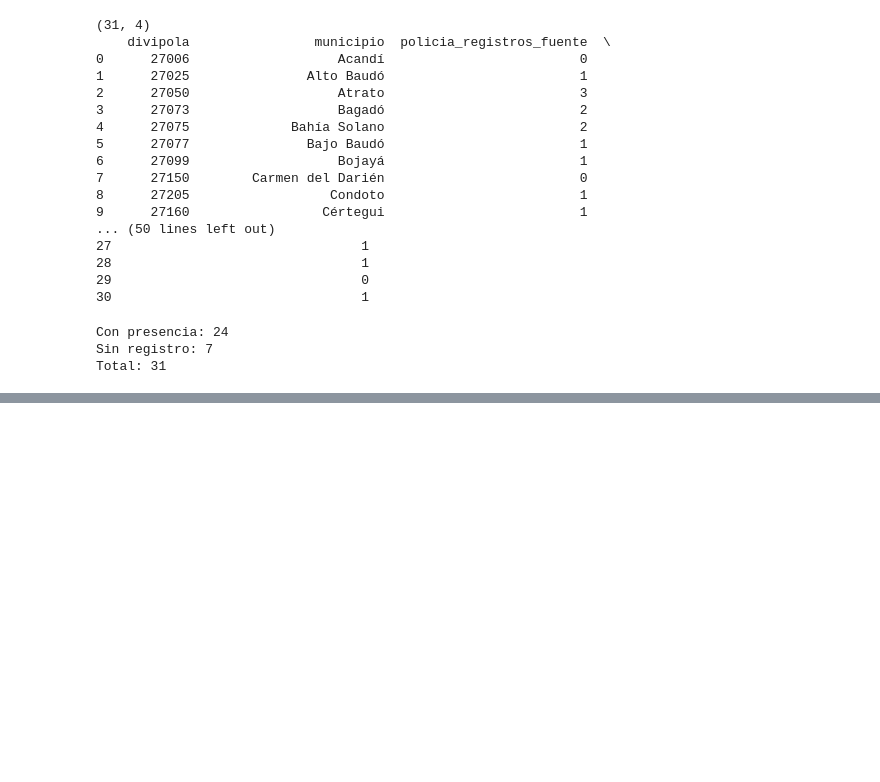
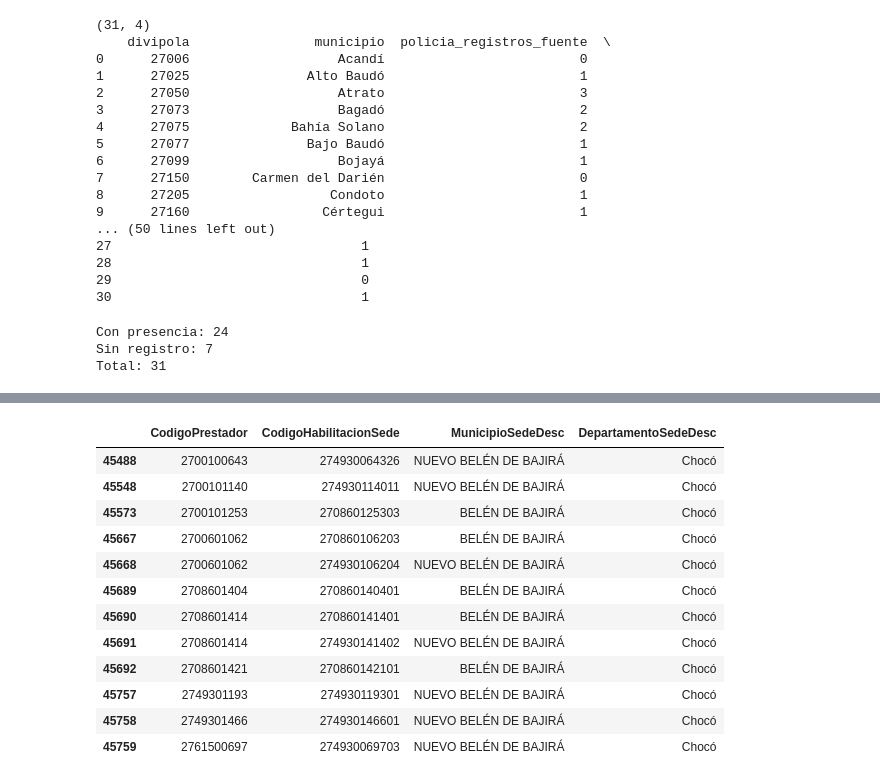
Before and after one commit to juanchocor/Colombia_en_datos, a Jupyter notebook: episodios/002_EL_chocó/notebooks/002_exploracion_inicial.ipynb, the cells around one changed output, grey strips where cells are left out. Cells and saved outputs as stored; diff of their text form; code cells hidden in the pictures; blank space fills up the shorter version.

```diff
--- a/episodios/002_EL_chocó/notebooks/002_exploracion_inicial.ipynb
+++ b/episodios/002_EL_chocó/notebooks/002_exploracion_inicial.ipynb
@@ -3715,0 +3811,5 @@ KeyError: "['registros_ejercito_fuente', 'presencia_ejercito_en_archivo', 'obser
+# %%
+archivos_salud = list(Path(RAW).glob("*Registro_Especial_de_Prestadores*"))
+
+for archivo in archivos_salud:
+    print(archivo)
@@ -3715,0 +3818,9 @@ KeyError: "['registros_ejercito_fuente', 'presencia_ejercito_en_archivo', 'obser
+# %%
+salud = pd.read_csv(
+    archivos_salud[0],
+    low_memory=False
+)
+
+print(type(salud))
+print(salud.shape)
+print(salud.columns.tolist())
@@ -3715,0 +3925,15 @@ KeyError: "['registros_ejercito_fuente', 'presencia_ejercito_en_archivo', 'obser
+# %%
+salud_choco = salud[
+    salud["DepartamentoSedeDesc"].str.upper().eq("CHOCÓ")
+].copy()
+
+print("Filas Chocó:", len(salud_choco))
+print(
+    "Sedes únicas Chocó:",
+    salud_choco["CodigoHabilitacionSede"].nunique()
+)
+
+print(
+    "Municipios Chocó:",
+    salud_choco["MunicipioSedeDesc"].nunique()
+)
@@ -3715,0 +4039,26 @@ KeyError: "['registros_ejercito_fuente', 'presencia_ejercito_en_archivo', 'obser
+# %%
+salud_choco[
+    salud_choco["MunicipioSedeDesc"].isin([
+        "BELÉN DE BAJIRÁ",
+        "NUEVO BELÉN DE BAJIRÁ"
+    ])
+][[
+    "CodigoPrestador",
+    "CodigoHabilitacionSede",
+    "MunicipioSedeDesc",
+    "DepartamentoSedeDesc"
+]].drop_duplicates()
+# %% [output]
+|  | CodigoPrestador | CodigoHabilitacionSede | MunicipioSedeDesc | DepartamentoSedeDesc |
+| 45488 | 2700100643 | 274930064326 | NUEVO BELÉN DE BAJIRÁ | Chocó |
+| 45548 | 2700101140 | 274930114011 | NUEVO BELÉN DE BAJIRÁ | Chocó |
+| 45573 | 2700101253 | 270860125303 | BELÉN DE BAJIRÁ | Chocó |
+| 45667 | 2700601062 | 270860106203 | BELÉN DE BAJIRÁ | Chocó |
+| 45668 | 2700601062 | 274930106204 | NUEVO BELÉN DE BAJIRÁ | Chocó |
+| 45689 | 2708601404 | 270860140401 | BELÉN DE BAJIRÁ | Chocó |
+| 45690 | 2708601414 | 270860141401 | BELÉN DE BAJIRÁ | Chocó |
+| 45691 | 2708601414 | 274930141402 | NUEVO BELÉN DE BAJIRÁ | Chocó |
+| 45692 | 2708601421 | 270860142101 | BELÉN DE BAJIRÁ | Chocó |
+| 45757 | 2749301193 | 274930119301 | NUEVO BELÉN DE BAJIRÁ | Chocó |
+| 45758 | 2749301466 | 274930146601 | NUEVO BELÉN DE BAJIRÁ | Chocó |
+| 45759 | 2761500697 | 274930069703 | NUEVO BELÉN DE BAJIRÁ | Chocó |
```
Also changed, not shown: parts of 51 cells of this notebook, 10 other files.
